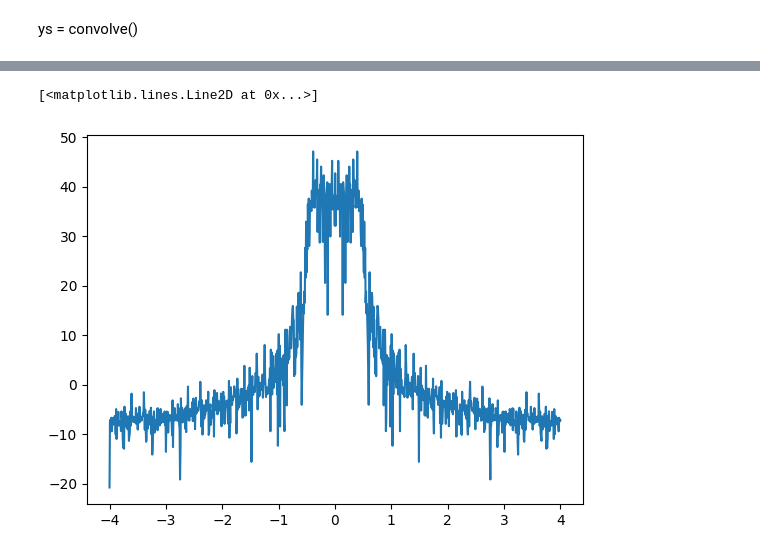
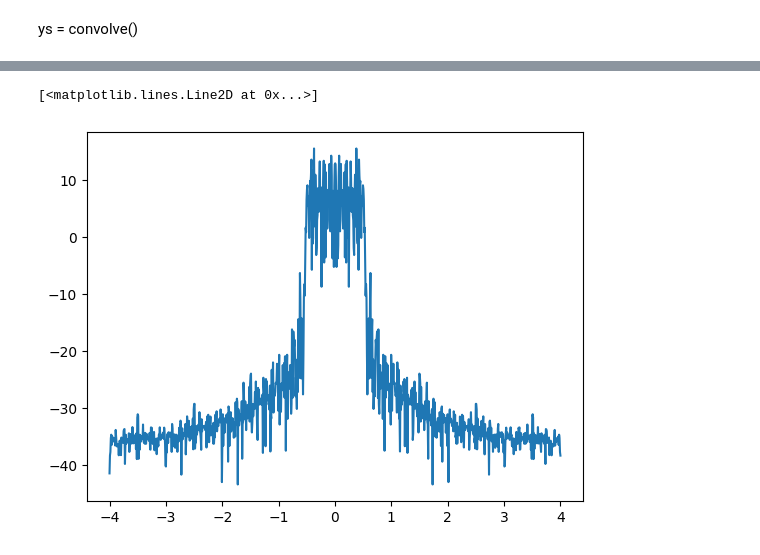
Before and after one commit to k3kaimu/Ez-SDR, a Jupyter notebook: b3exp/kosen/nyquist_filter.ipynb, the cells around one changed output, grey strips where cells are left out. Cells and saved outputs as stored; diff of their text form; code cells hidden in the pictures.

```diff
--- a/b3exp/kosen/nyquist_filter.ipynb
+++ b/b3exp/kosen/nyquist_filter.ipynb
@@ -195,8 +195,8 @@ plt.legend()
 # %%
 fs = np.linspace(-nOS/2, nOS/2, num=nOS*nSYM)
-Yf = np.abs(np.fft.fft(ys))**2
+Yf = np.abs(np.fft.fft(ys))**2 / (nOS * nSYM)
 
 plt.plot(fs, 10*np.log10(np.fft.fftshift(Yf)) )
 # %% [output]
 [<matplotlib.lines.Line2D at 0x...>]
-[figure, old version]
+[figure, new version]
```
Also changed, not shown: parts of 6 cells of this notebook, 1 other file.
